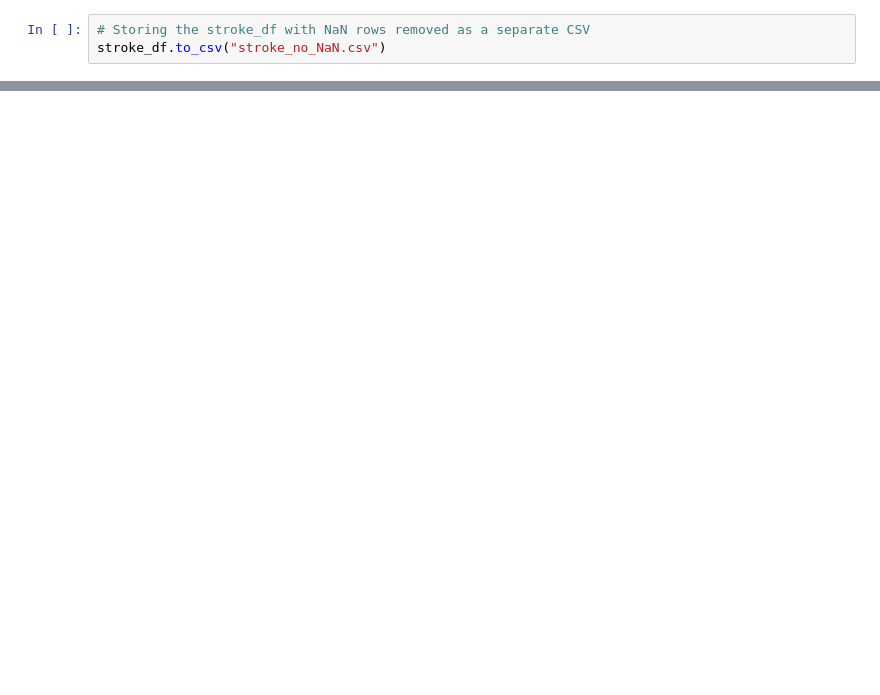
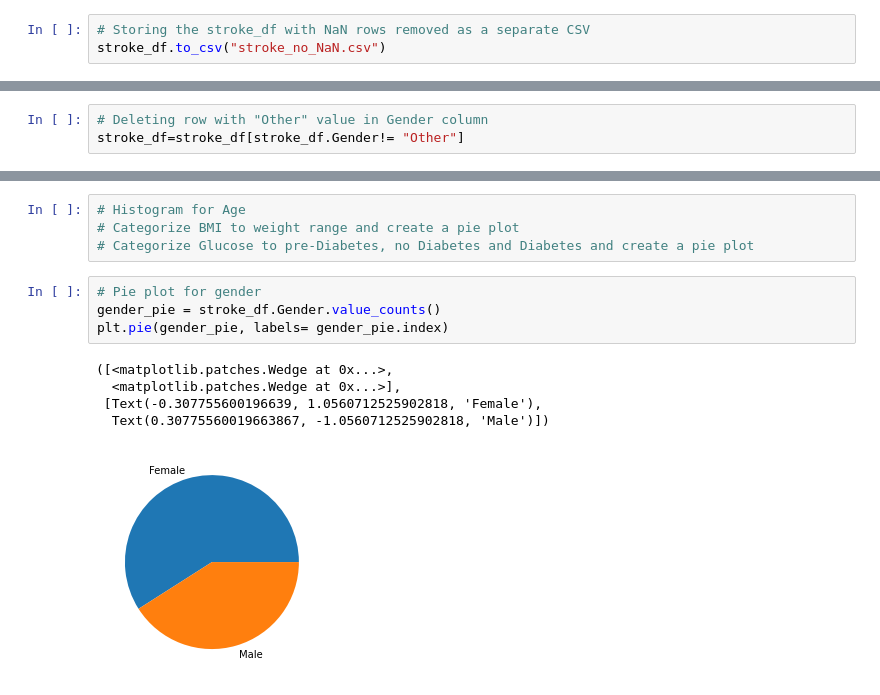
Before and after one commit to rajimuth/Stroke-Prediction-Analysis, a Jupyter notebook: Balpreet_stroke_analysis.ipynb, the cells around one changed output, grey strips where cells are left out. Cells and saved outputs as stored; diff of their text form; blank space fills up the shorter version.

Commit message:
added code for plots

```diff
--- a/Balpreet_stroke_analysis.ipynb
+++ b/Balpreet_stroke_analysis.ipynb
@@ -42,0 +113,3 @@ stroke_df.to_csv("stroke_no_NaN.csv")
+# %%
+# Deleting row with "Other" value in Gender column
+stroke_df=stroke_df[stroke_df.Gender!= "Other"]
@@ -42,0 +141,14 @@ stroke_df.to_csv("stroke_no_NaN.csv")
+# %%
+# Histogram for Age
+# Categorize BMI to weight range and create a pie plot
+# Categorize Glucose to pre-Diabetes, no Diabetes and Diabetes and create a pie plot
+# %%
+# Pie plot for gender
+gender_pie = stroke_df.Gender.value_counts()
+plt.pie(gender_pie, labels= gender_pie.index)
+# %% [output]
+([<matplotlib.patches.Wedge at 0x...>,
+  <matplotlib.patches.Wedge at 0x...>],
+ [Text(-0.307755600196639, 1.0560712525902818, 'Female'),
+  Text(0.30775560019663867, -1.0560712525902818, 'Male')])
+[figure, added]
```
Also changed, not shown: parts of 22 cells of this notebook.
